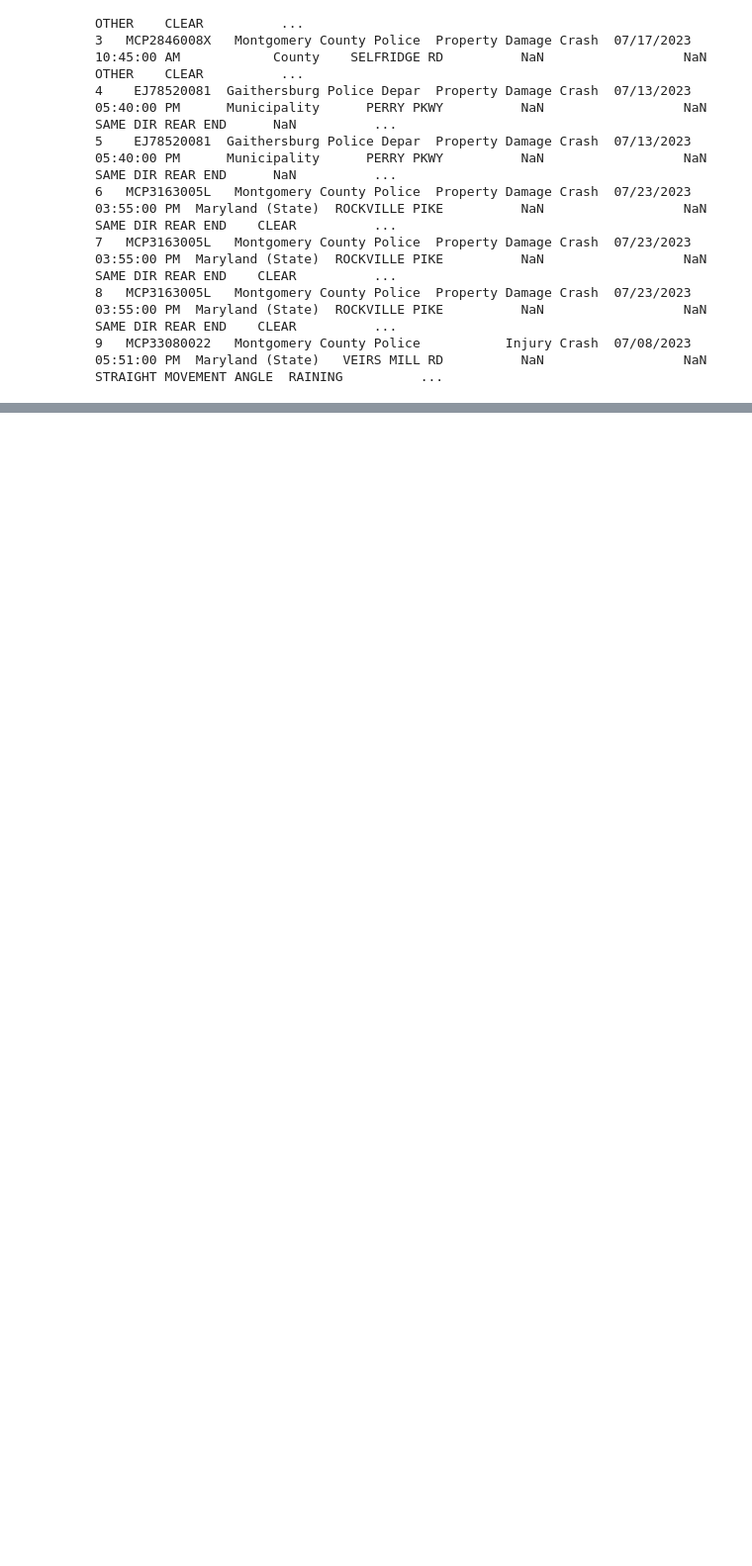
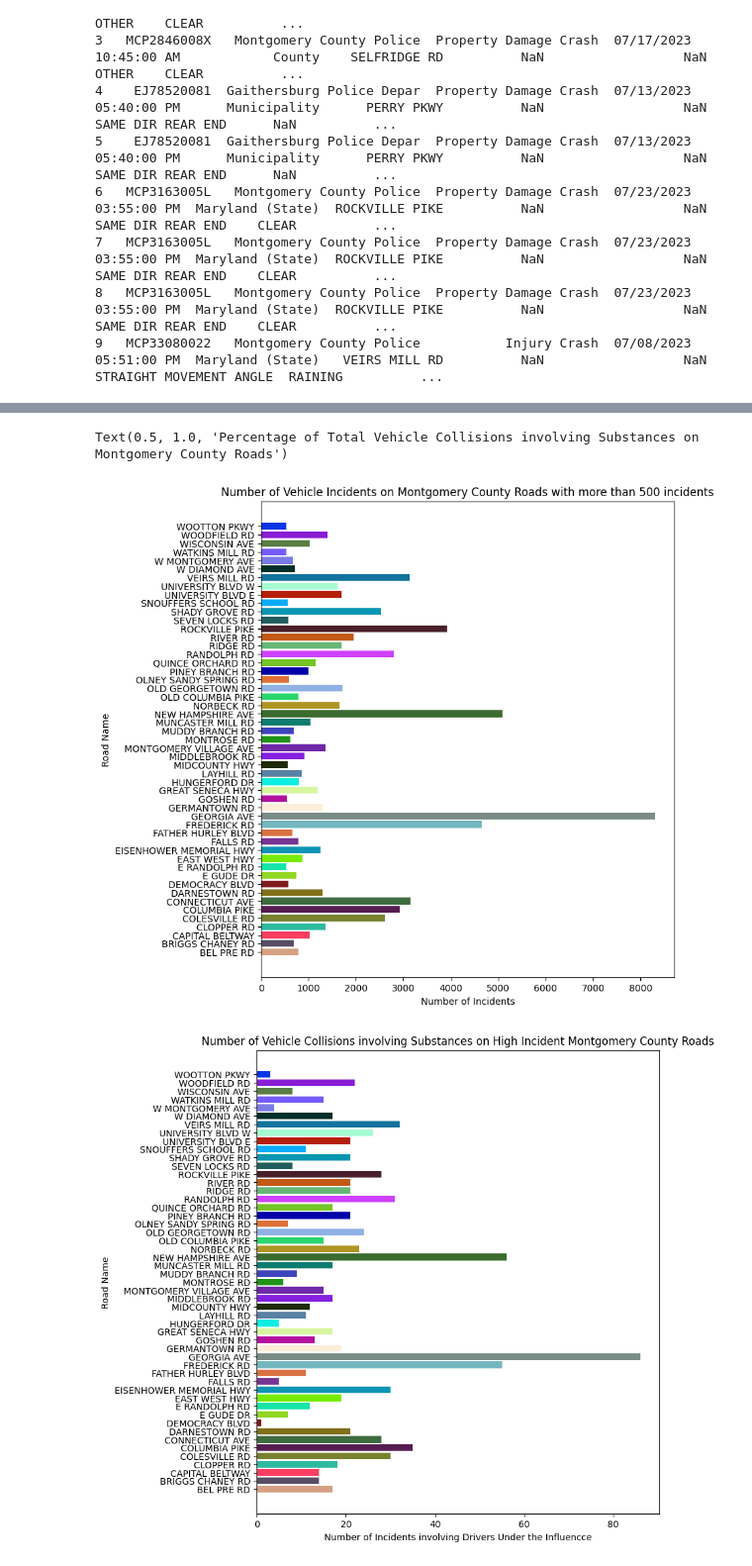
Before and after one commit to jpenovic/jpenovic.github.io, a Jupyter notebook: jpenovic-final.ipynb, the cells around one changed output, grey strips where cells are left out. Shown at 99% size. Cells and saved outputs as stored; diff of their text form; code cells hidden in the pictures; blank space fills up the shorter version.

```diff
--- a/jpenovic-final.ipynb
+++ b/jpenovic-final.ipynb
@@ -111,0 +123,43 @@ First let's find the roads with the most incidents
+# %%
+# Constant for name spacing in graphs
+bar_width_mod = 5.5
+# Generate a list of n random colors
+def nRandomColors(n):
+    return list(tuple(np.random.random() for i in np.arange(3)) for j in np.arange(n))
+# Find roads with at least inc_num incidents
+# Minimum number of incidents
+inc_num = 500
+mostInc = data.value_counts(subset='Road Name', sort=False)
+mostInc = mostInc[mostInc > inc_num]
+
+# Plot data and format graph
+plt.figure(figsize=(8, len(mostInc)/bar_width_mod))
+colors = nRandomColors(len(mostInc))
+plt.barh(y=mostInc.index, width=mostInc, color=colors)
+plt.xlabel("Number of Incidents")
+plt.ylabel("Road Name")
+plt.title(f"Number of Vehicle Incidents on Montgomery County Roads with more than {inc_num} incidents")
+
+# Determine how many events were under influence
+influencedInc = data.value_counts(subset=['Road Name','underInfluence'], sort=False)
+# Only use highest incident roads
+influencedInc = influencedInc.loc[mostInc.index]
+# Only count incidents of drunk driving
+influencedInc = influencedInc.loc[:,True]
+
+plt.figure(figsize=(8, len(influencedInc)/bar_width_mod))
+plt.barh(y=influencedInc.index, width=influencedInc, color=colors)
+plt.xlabel("Number of Incidents involving Drivers Under the Influencce")
+plt.ylabel("Road Name")
+plt.title(f"Number of Vehicle Collisions involving Substances on High Incident Montgomery County Roads")
+
+# Now make a plot of percentage of the incidents involving substances
+plt.figure(figsize=(8, len(influencedInc)/bar_width_mod))
+plt.barh(y=mostInc.index, width=100*(influencedInc/mostInc), color=colors)
+plt.xlabel("Percentage of Incidents caused by Drivers under Influence")
+plt.ylabel("Road Name")
+plt.title(f"Percentage of Total Vehicle Collisions involving Substances on Montgomery County Roads")
+# %% [output]
+Text(0.5, 1.0, 'Percentage of Total Vehicle Collisions involving Substances on Montgomery County Roads')
+[figure, added]
+[figure, added]
```
Also changed, not shown: parts of 19 cells of this notebook, 1 other file.
